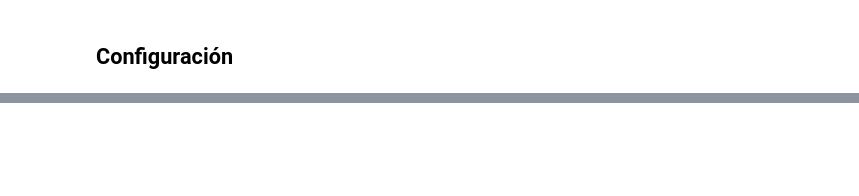
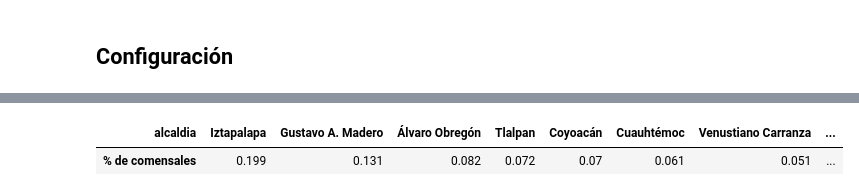
Before and after one commit to Nataliaa05/puzzle-recomendador, a Jupyter notebook: notebooks/03_simulacion_montecarlo.ipynb, the cells around one changed output, grey strips where cells are left out. Drawn from its saved outputs; the diff is of its cells as text; code cells hidden in the pictures; blank space fills up the shorter version.

```diff
--- a/notebooks/03_simulacion_montecarlo.ipynb
+++ b/notebooks/03_simulacion_montecarlo.ipynb
@@ -45,0 +66,9 @@ _Hallazgos y decisiones que pasan al siguiente notebook._
+# %%
+ageb = gpd.read_parquet(paths.interim / "world" / "ageb.parquet")
+homes = sample_homes(ageb, n, make_rng(sim.seed, "homes"))
+homes.merge(ageb[["cvegeo", "alcaldia"]], on="cvegeo")["alcaldia"].value_counts(
+    normalize=True
+).round(3).to_frame("% de comensales").T
+# %% [output]
+| alcaldia | Iztapalapa | Gustavo A. Madero | Álvaro Obregón | Tlalpan | Coyoacán | Cuauhtémoc | Venustiano Carranza | ... |
+| % de comensales | 0.199 | 0.131 | 0.082 | 0.072 | 0.07 | 0.061 | 0.051 | ... |
```
Also changed, not shown: parts of 30 cells of this notebook, 22 other files.
